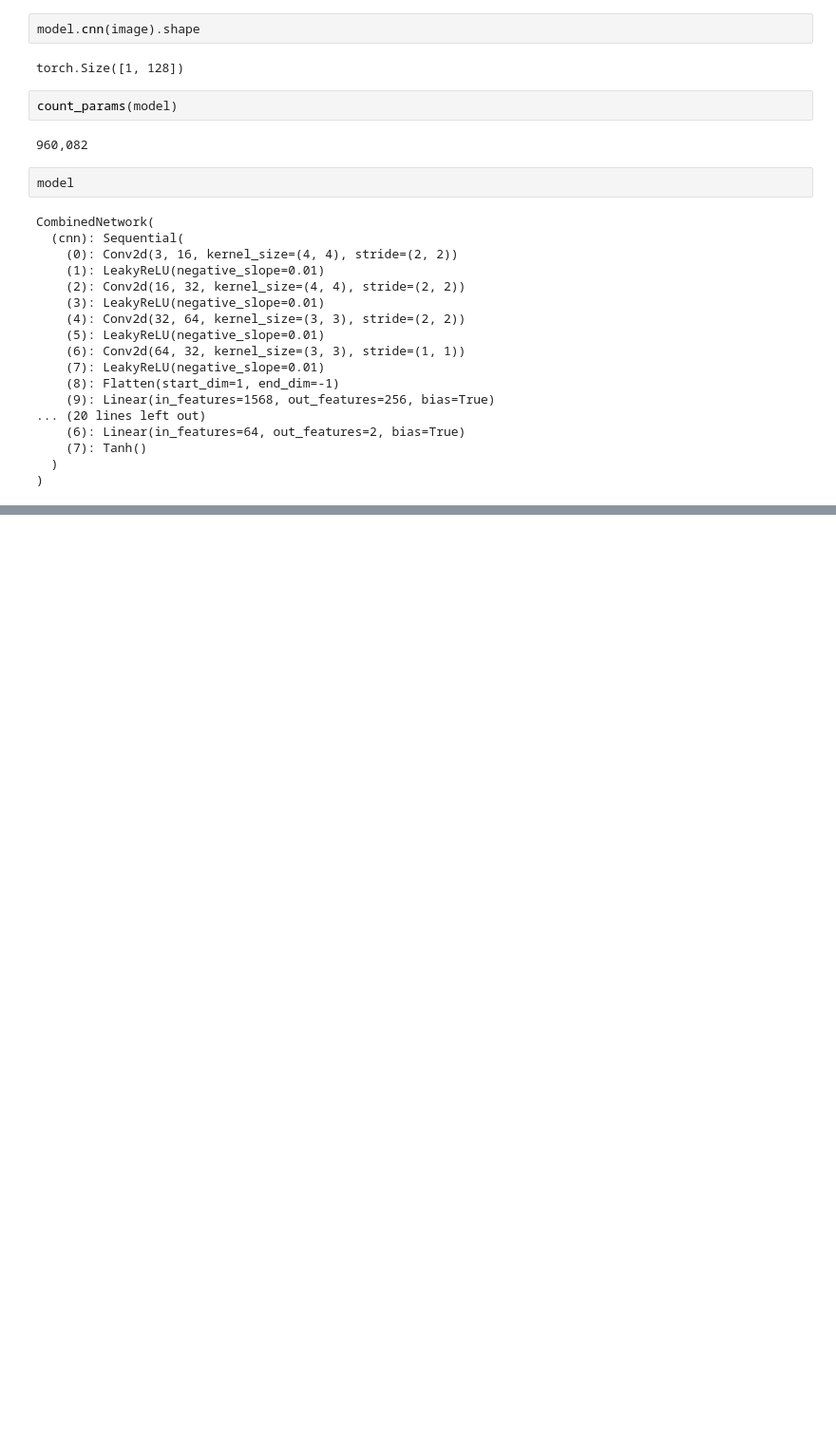
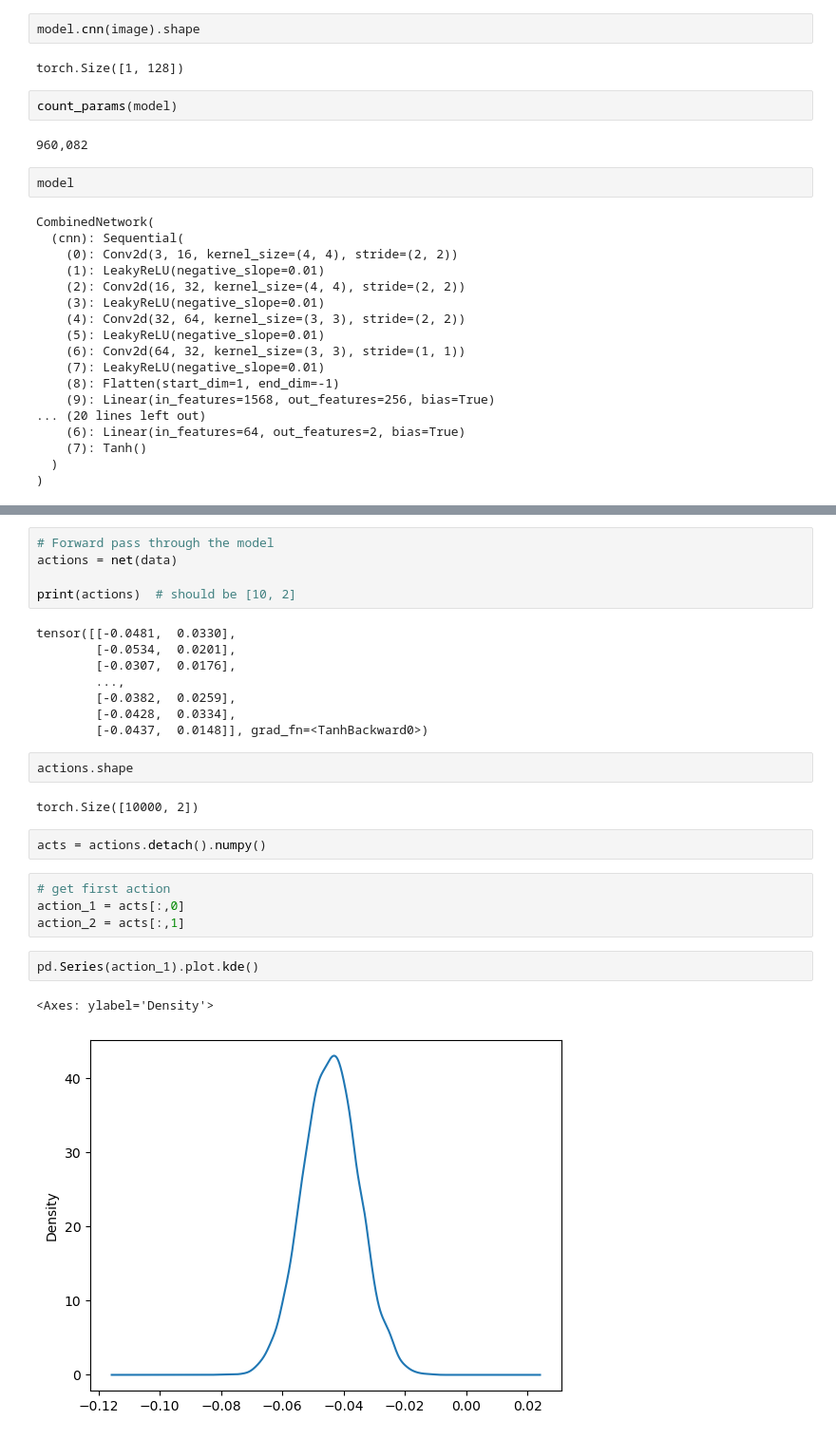
Before and after one commit to ChrispenCrash/AlienRL, a Jupyter notebook: Test AlienRL Enviroment.ipynb, the cells around one changed output, grey strips where cells are left out. Shown at 95% size. Cells and saved outputs as stored; diff of their text form; blank space fills up the shorter version.

```diff
--- a/Test AlienRL Enviroment.ipynb
+++ b/Test AlienRL Enviroment.ipynb
@@ -562,0 +1014,28 @@ CombinedNetwork(
+# %%
+# Forward pass through the model
+actions = net(data)
+
+print(actions)  # should be [10, 2]
+# %% [output]
+tensor([[-0.0481,  0.0330],
+        [-0.0534,  0.0201],
+        [-0.0307,  0.0176],
+        ...,
+        [-0.0382,  0.0259],
+        [-0.0428,  0.0334],
+        [-0.0437,  0.0148]], grad_fn=<TanhBackward0>)
+# %%
+actions.shape
+# %% [output]
+torch.Size([10000, 2])
+# %%
+acts = actions.detach().numpy()
+# %%
+# get first action
+action_1 = acts[:,0]
+action_2 = acts[:,1]
+# %%
+pd.Series(action_1).plot.kde()
+# %% [output]
+<Axes: ylabel='Density'>
+[figure, added]
```
Also changed, not shown: parts of 62 cells of this notebook, 10 other files.
